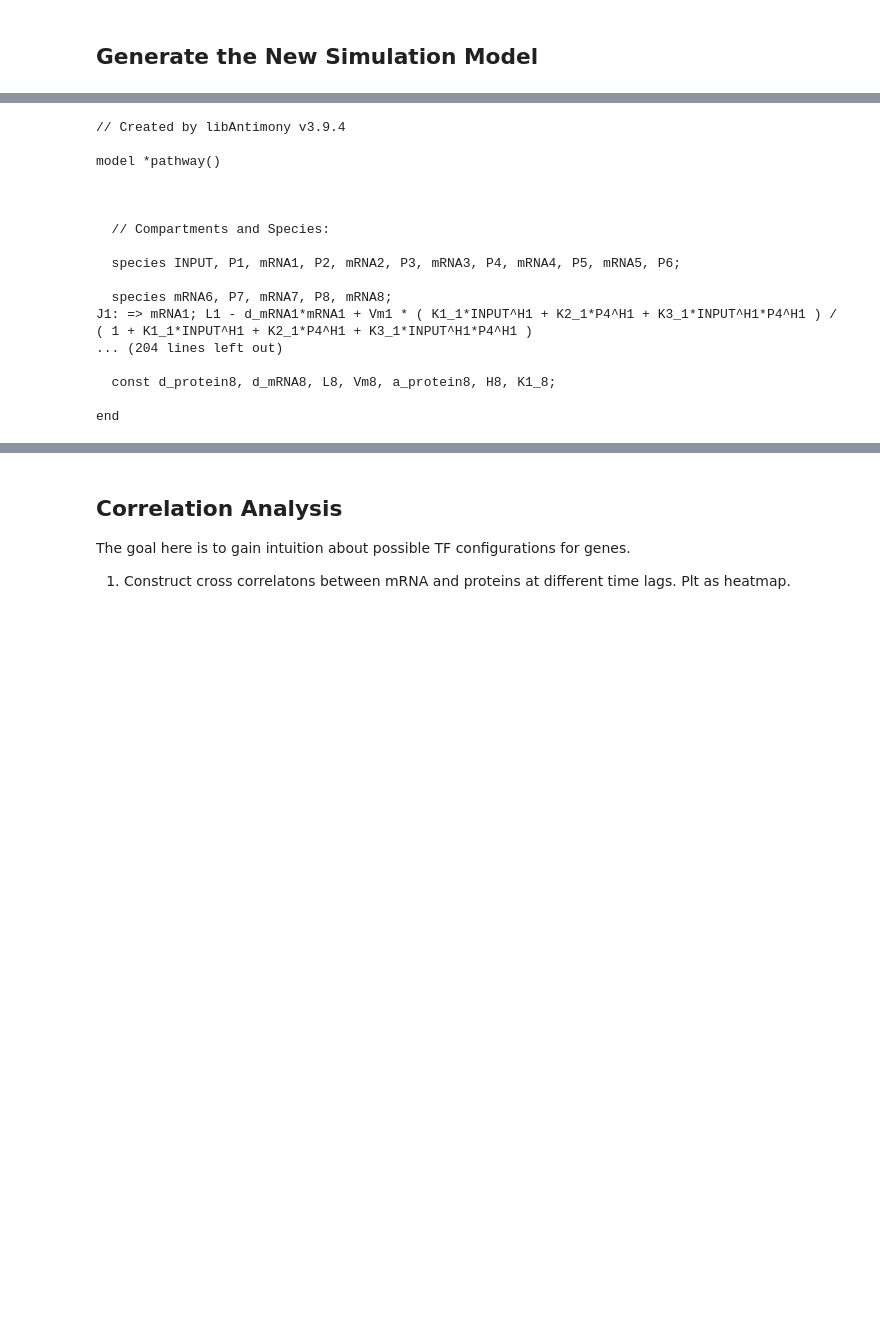
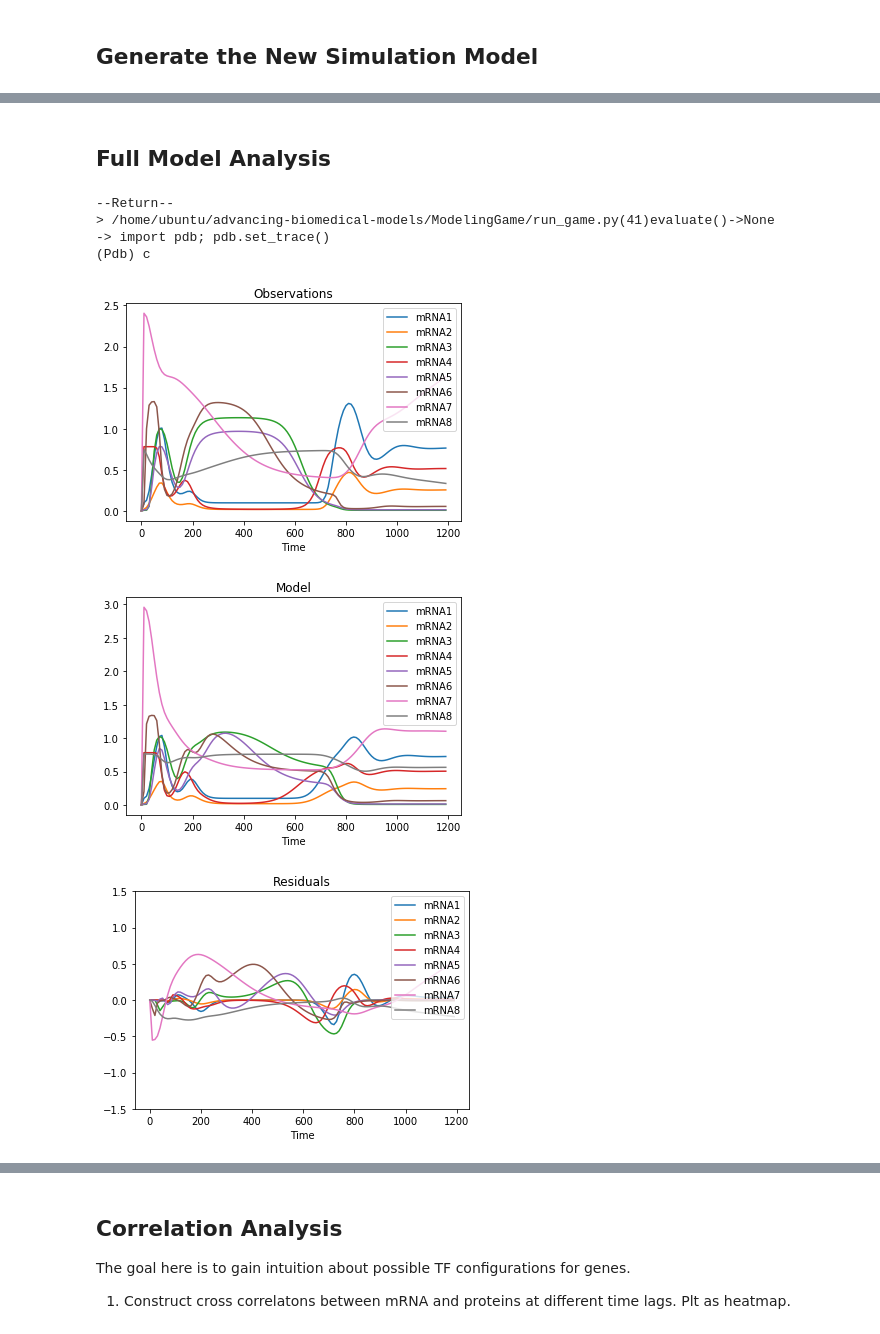
Before and after one commit to ModelEngineering/advancing-biomedical-models, a Jupyter notebook: ModelingGame/game_analysis.ipynb, the cells around one changed output, grey strips where cells are left out. Saved outputs shown, nothing was run; the diff lists cells and outputs as text; code cells hidden in the pictures; blank space fills up the shorter version.

Commit message:
Model updates

```diff
--- a/ModelingGame/game_analysis.ipynb
+++ b/ModelingGame/game_analysis.ipynb
@@ -87,24 +100,16 @@ df_param
 # %%
+# Eliminate updates to Vm1
 augmented_network = ["4-2A-5", "5+6", "7-8"]
 network = gn.GeneNetwork()
 network.update(augmented_network)
+# Add the new parameters
+for analyzer in analyzers:
+    if len(analyzer.network.parameters) > 0:
+        #print(analyzer.parameters)
+        network.addInitialization(analyzer.parameters)
 network.generate()
-print(network.model)
+with open("full_model.txt", "w") as fd:
+    fd.write(network.model)
+#print(network.model)
-# %% [output]
-// Created by libAntimony v3.9.4
-
-model *pathway()
-
-
-
-  // Compartments and Species:
-
-  species INPUT, P1, mRNA1, P2, mRNA2, P3, mRNA3, P4, mRNA4, P5, mRNA5, P6;
-
-  species mRNA6, P7, mRNA7, P8, mRNA8;
-J1: => mRNA1; L1 - d_mRNA1*mRNA1 + Vm1 * ( K1_1*INPUT^H1 + K2_1*P4^H1 + K3_1*INPUT^H1*P4^H1 ) / ( 1 + K1_1*INPUT^H1 + K2_1*P4^H1 + K3_1*INPUT^H1*P4^H1 )
-... (204 lines left out)
-
-  const d_protein8, d_mRNA8, L8, Vm8, a_protein8, H8, K1_8;
-
-end
+# %% [markdown]
+## Full Model Analysis
@@ -110,0 +118,10 @@ end
+# %%
+run_game.evaluate()
+# %% [output]
+--Return--
+> /home/ubuntu/advancing-biomedical-models/ModelingGame/run_game.py(41)evaluate()->None
+-> import pdb; pdb.set_trace()
+(Pdb) c
+[figure, added]
+[figure, added]
+[figure, added]
```
Also changed, not shown: parts of 15 cells of this notebook, 1 other file.
